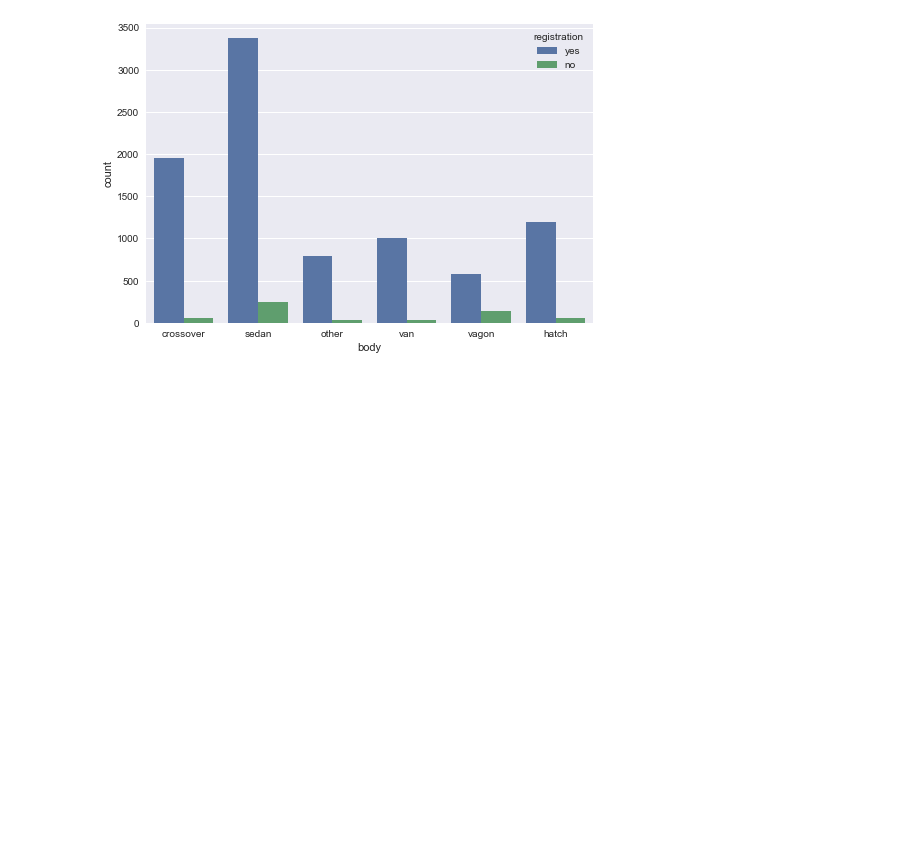
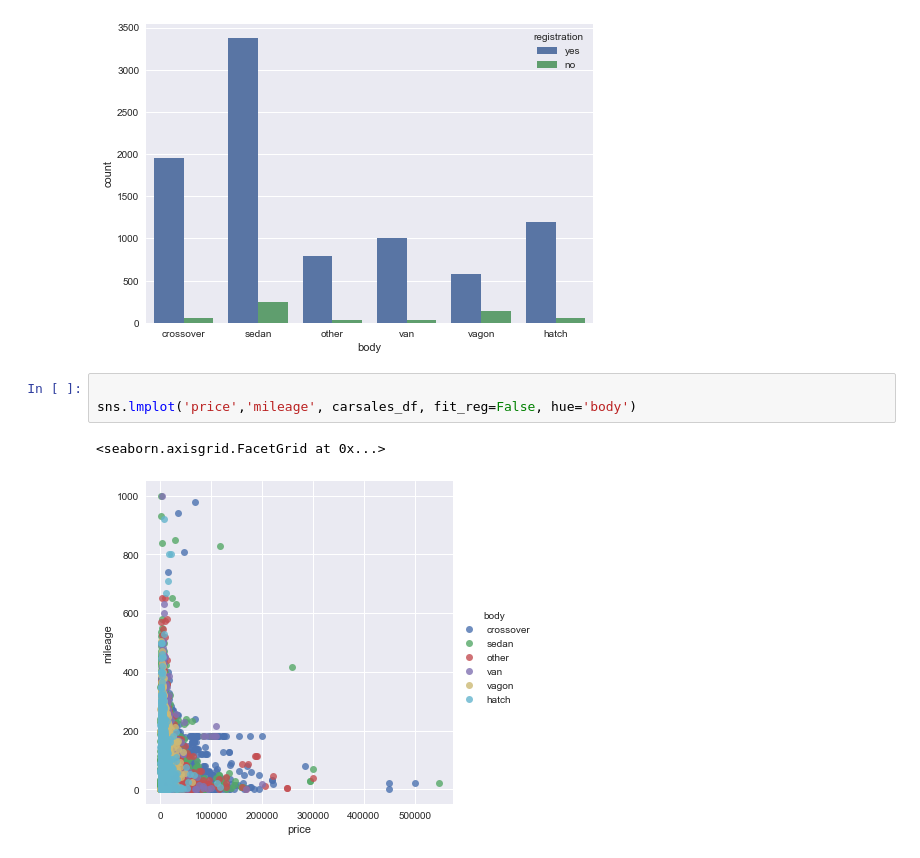
Before and after one commit to yoganandaraol/EDA_CarSales, a Jupyter notebook: EDA_CarSales_Project.ipynb, the cells around one changed output. Drawn from its saved outputs; the diff is of its cells as text; blank space fills up the shorter version.

```diff
--- a/EDA_CarSales_Project.ipynb
+++ b/EDA_CarSales_Project.ipynb
@@ -1910,3 +1910,9 @@ sns.countplot(x='body', data=carsales_df, orient='h', hue='registration')
 # %% [output]
 <AxesSubplot:xlabel='body', ylabel='count'>
 [figure]
+# %%
+
+sns.lmplot('price','mileage', carsales_df, fit_reg=False, hue='body')
+# %% [output]
+<seaborn.axisgrid.FacetGrid at 0x...>
+[figure, added]
```
Also changed, not shown: parts of 59 cells of this notebook.
